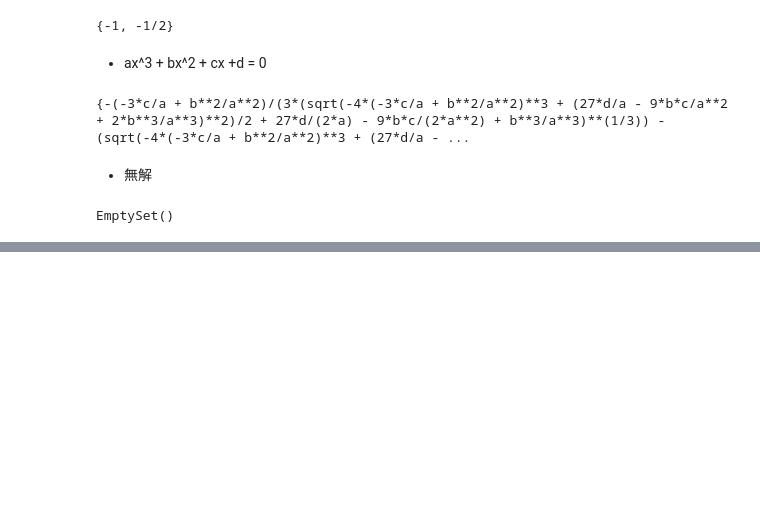
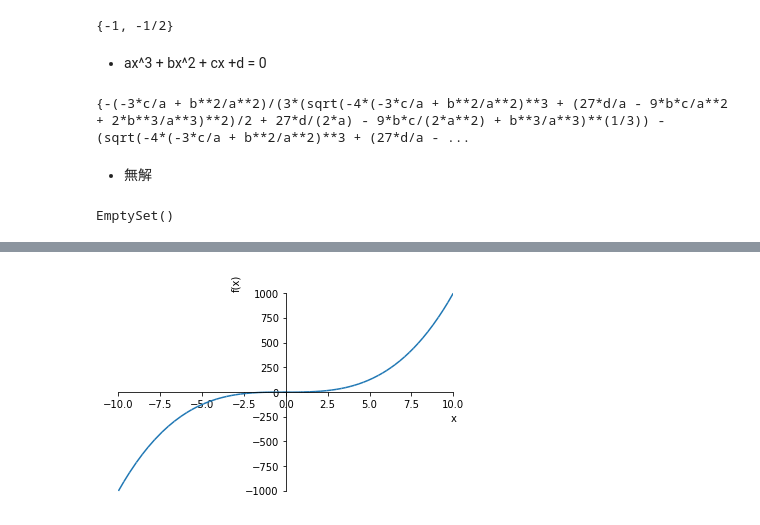
Before and after one commit to gnsJhenJie/DataScience, a Jupyter notebook: SymPy_Symbolic_Mathematics_Python.ipynb, the cells around one changed output, grey strips where cells are left out. Cells and saved outputs as stored; diff of their text form; code cells hidden in the pictures; blank space fills up the shorter version.

```diff
--- a/SymPy_Symbolic_Mathematics_Python.ipynb
+++ b/SymPy_Symbolic_Mathematics_Python.ipynb
@@ -75,0 +94,4 @@ EmptySet()
+# %%
+p.save("x^3.pdf")
+# %% [output]
+[figure, added]
```
Also changed, not shown: parts of 13 cells of this notebook.
